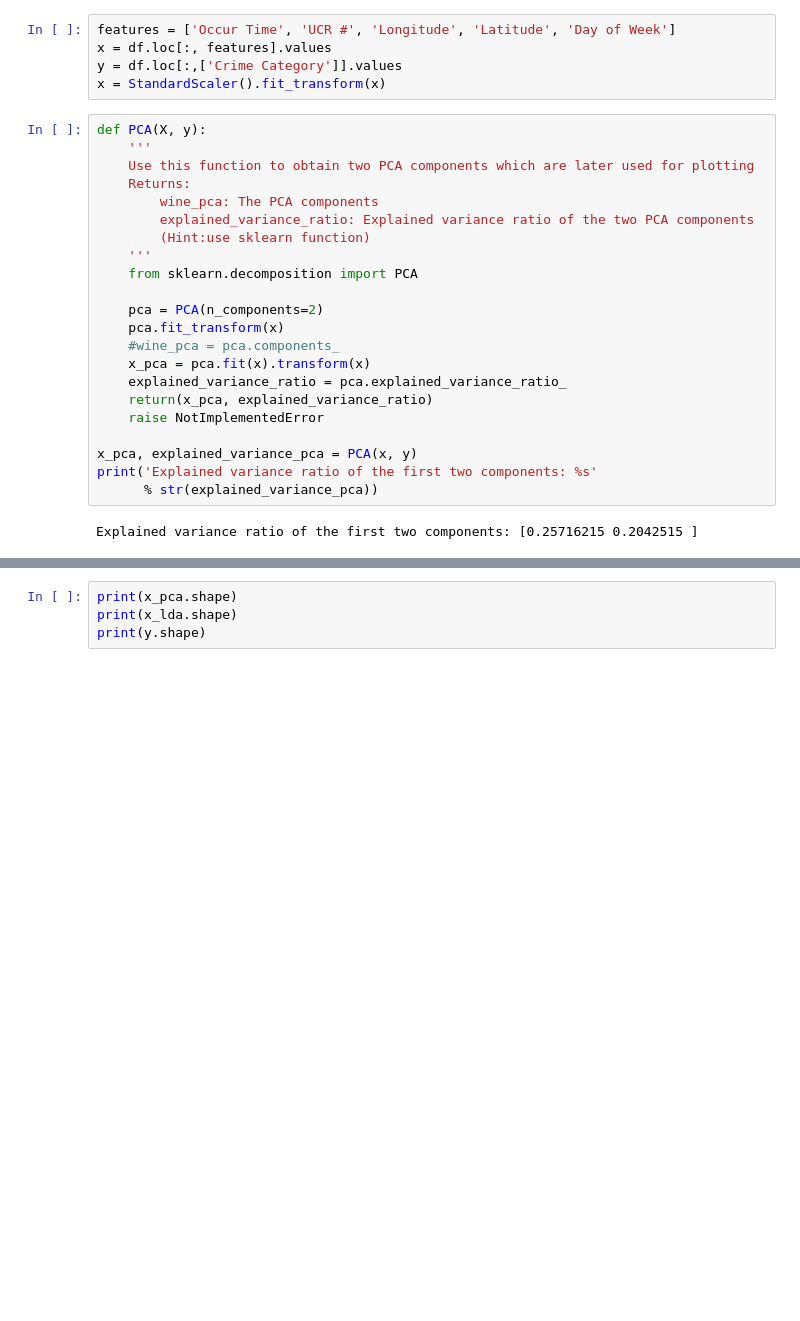
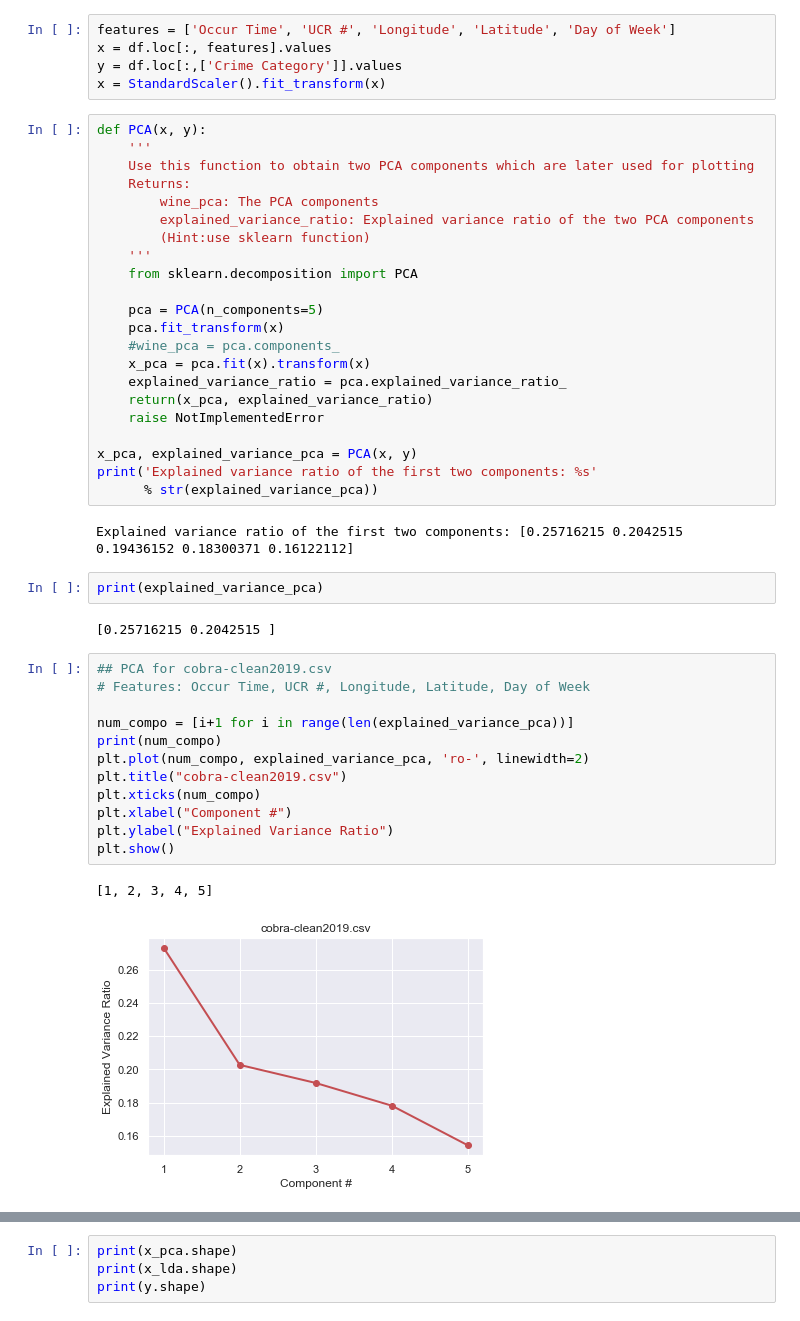
Before and after one commit to sanjeevprasada/AtlantaCrime, a Jupyter notebook: Dimensionality Reduction (PCA).ipynb, the cells around one changed output, grey strips where cells are left out. Drawn from its saved outputs; the diff is of its cells as text; blank space fills up the shorter version.

```diff
--- a/Dimensionality Reduction (PCA).ipynb
+++ b/Dimensionality Reduction (PCA).ipynb
@@ -155,7 +158,7 @@ x = df.loc[:, features].values
 y = df.loc[:,['Crime Category']].values
 x = StandardScaler().fit_transform(x)
 # %%
-def PCA(X, y):
+def PCA(x, y):
     '''
     Use this function to obtain two PCA components which are later used for plotting
     Returns:
@@ -165,7 +168,7 @@ def PCA(X, y):
     '''
     from sklearn.decomposition import PCA
 
-    pca = PCA(n_components=2)
+    pca = PCA(n_components=5)
     pca.fit_transform(x)
     #wine_pca = pca.components_
     x_pca = pca.fit(x).transform(x)
@@ -177,4 +180,23 @@ x_pca, explained_variance_pca = PCA(x, y)
 print('Explained variance ratio of the first two components: %s'
       % str(explained_variance_pca))
 # %% [output]
-Explained variance ratio of the first two components: [0.25716215 0.2042515 ]
+Explained variance ratio of the first two components: [0.25716215 0.2042515  0.19436152 0.18300371 0.16122112]
+# %%
+print(explained_variance_pca)
+# %% [output]
+[0.25716215 0.2042515 ]
+# %%
+## PCA for cobra-clean2019.csv
+# Features: Occur Time, UCR #, Longitude, Latitude, Day of Week
+
+num_compo = [i+1 for i in range(len(explained_variance_pca))]
+print(num_compo)
+plt.plot(num_compo, explained_variance_pca, 'ro-', linewidth=2)
+plt.title("cobra-clean2019.csv")
+plt.xticks(num_compo)
+plt.xlabel("Component #")
+plt.ylabel("Explained Variance Ratio")
+plt.show()
+# %% [output]
+[1, 2, 3, 4, 5]
+[figure, added]
```
Also changed, not shown: parts of 12 cells of this notebook.
